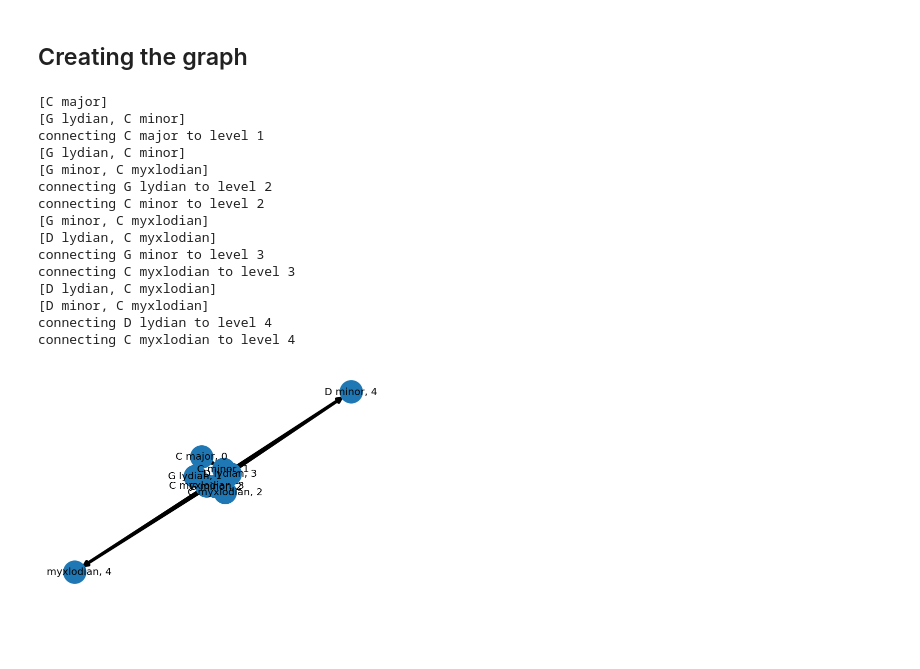
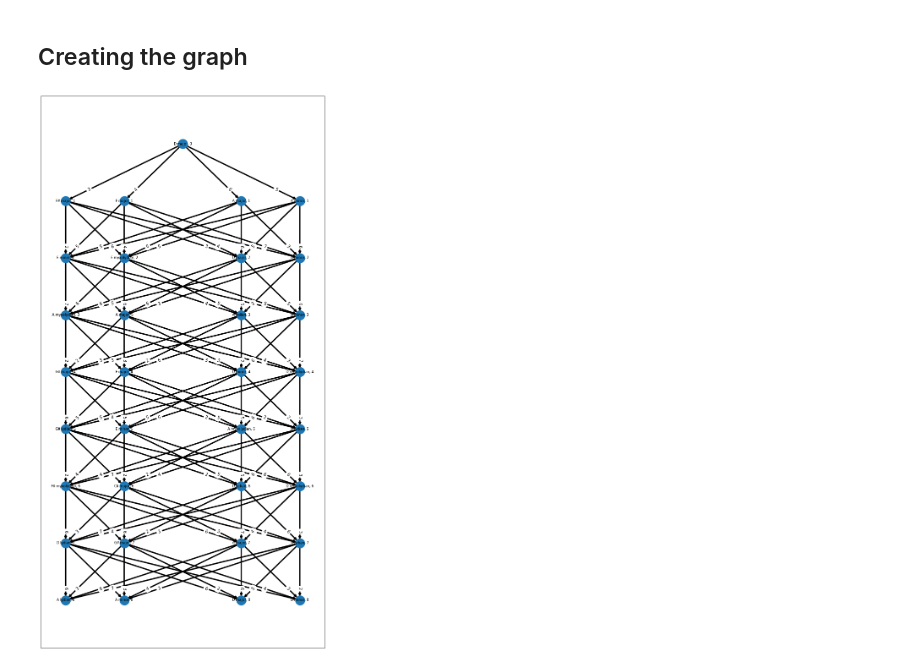
Before and after one commit to olsdavis/digimus, a Jupyter notebook: euphoria/Euphoria.ipynb, the cells around one changed output. Drawn from its saved outputs; the diff is of its cells as text; code cells hidden in the pictures; blank space fills up the shorter version.

Commit message:
now the graph is being fully generated

```diff
--- a/euphoria/Euphoria.ipynb
+++ b/euphoria/Euphoria.ipynb
@@ -69,6 +69,9 @@ allNotes = ['C', 'C#', 'D', 'D#', 'E', 'F', 'F#', 'G', 'G#', 'A', 'A#', 'B']
 def random_note():
     """Returns a random note."""
     return allNotes[random.randint(0, len(allNotes) - 1)]
+
+def fifth_of(note):
+    return transpose_note(note, 7)
 
 def interval_semitones(start, end):
     """
@@ -102,7 +105,6 @@ def transpose(st, oldTonic, newTonic):
     """Transposes the provided stream to the new tonic."""
     i = interval.Interval(oldTonic, newTonic)
     st = st.transpose(i)
-    print(type(st))
     return st
 # %%
 class Scale:
@@ -127,6 +129,11 @@ class Scale:
 
     def __str__(self):
         return self.tonic.name + ' ' + self.func
+
+    def __eq__(self, other):
+        if type(other) != Scale:
+            return False
+        return self.tonic == other.tonic and self.func == other.func
 # %% [markdown]
 Palette's arps:
 # %%
@@ -204,58 +211,64 @@ def calculate_score(a, b):
 # %%
 def node_name(scale, level):
     return str(scale) + ', ' + str(level)
 
 def generate_structure_graph(tonic, levels, n):
+    # create a dictionary of positions (this will allow a better display in networkx)
+    positions = dict()
     # generate the first node
     # I had never noticed that the upperbound was a possible result in Python :') (hence the - 1)
     first_scale = random_scale_from_palette().transposed(tonic)
     # create the graph
     graph = nx.DiGraph()
     # this will be reset at each iteration
     prev_level = [first_scale]
+    positions[node_name(first_scale, 0)] = (0, 0)
+
+    fifth = fifth_of(tonic)
     for i in range(1, levels + 1):
-        print(prev_level)
         current_level = []
-        for j in range(0, n // 2):
-            current_level.append(random_scale_from_palette().transposed(random_note()))
-        for j in range(0, n // 2):
-            current_level.append(random_scale_from_palette().transposed(tonic))
-        print(current_level)
+        for k in range(0, n // 2):
+            new = None
+            while new == None or new in current_level:
+                new = random_scale_from_palette().transposed(random_note())
+            current_level.append(new)
+            name = node_name(new, i)
+            positions[name] = (-(k + 1) * 2, -i)
+            graph.add_node(name)
+        for k in range(0, n // 2):
+            new = None
+            while new == None or new in current_level:
+                new = random_scale_from_palette().transposed(fifth)
+            current_level.append(new)
+            name = node_name(new, i)
+            positions[name] = ((k + 1) * 2, -i)
+            before = len(graph.nodes())
+            graph.add_node(name)
         for prev in prev_level:
-            print(f"connecting {prev} to level {i}")
             for curr in current_level:
                 graph.add_edge(node_name(prev, i - 1), node_name(curr, i), weight = calculate_score(prev, curr))
+
         prev_level = current_level
+        # switch between tonic and ffith
+        if fifth == tonic:
+            fifth = fifth_of(tonic)
+        else:
+            fifth = tonic
 
-    # Display the graph
-    pos = nx.spring_layout(graph)  # positions for all nodes
-
+    plt.figure(3, figsize=(12, 24))
     # nodes
-    nx.draw_networkx_nodes(graph, pos, node_size=500)
+    nx.draw_networkx_nodes(graph, positions, node_size=500)
 
     # edges
-    nx.draw_networkx_edges(graph, pos, width=3, arrows=True)
+    nx.draw_networkx_edges(graph, positions, width=3, arrows=True)
 
     # labels
-    nx.draw_networkx_labels(graph, pos, font_size=10, font_family="sans-serif")
+    nx.draw_networkx_labels(graph, positions, font_size=10, font_family="calibri")
+    weights = nx.get_edge_attributes(graph, 'weight')
+    nx.draw_networkx_edge_labels(graph, positions, edge_labels=weights, label_pos=0.2)
 
-    plt.axis("off")
+    plt.axis("on")
     plt.show()
-generate_structure_graph(pitch.Pitch('C'), 4, 2)
+generate_structure_graph(pitch.Pitch('D'), 8, 4)
 # %% [output]
-[C major]
-[G lydian, C minor]
-connecting C major to level 1
-[G lydian, C minor]
-[G minor, C myxlodian]
-connecting G lydian to level 2
-connecting C minor to level 2
-[G minor, C myxlodian]
-[D lydian, C myxlodian]
-connecting G minor to level 3
-connecting C myxlodian to level 3
-[D lydian, C myxlodian]
-[D minor, C myxlodian]
-connecting D lydian to level 4
-connecting C myxlodian to level 4
-[figure, old version]
+[figure, new version]
```
Also changed, not shown: parts of 1 cell of this notebook.
